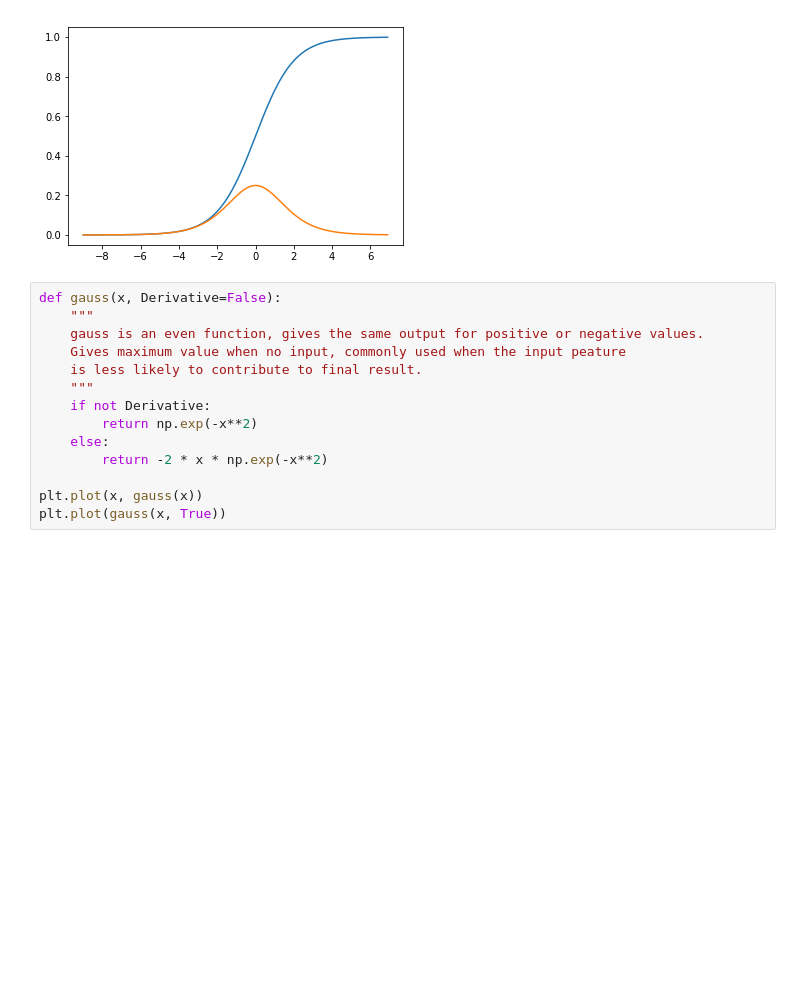
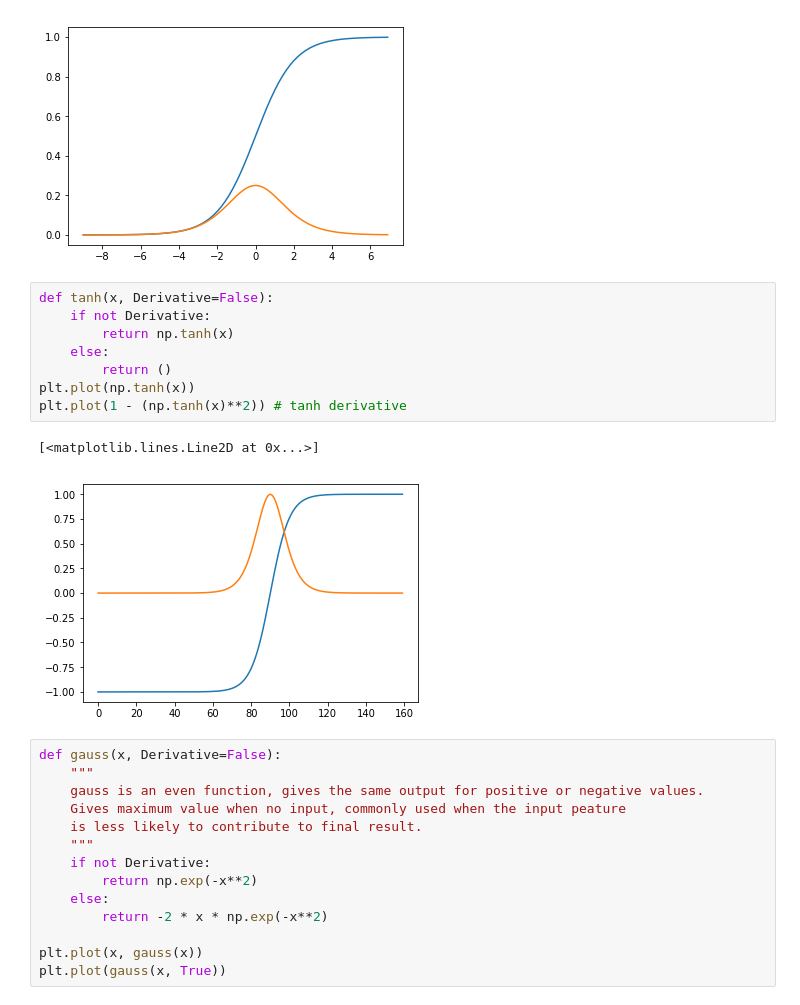
Before and after one commit to ecelis/ai6notebook, a Jupyter notebook: Excercises/Simple Transfer Functions.ipynb, the cells around one changed output. Cells and saved outputs as stored; diff of their text form; blank space fills up the shorter version.

Commit message:
Add tanh to TFs

```diff
--- a/Excercises/Simple Transfer Functions.ipynb
+++ b/Excercises/Simple Transfer Functions.ipynb
@@ -47,6 +47,17 @@ plt.plot(x,sigmoid(x, True))
 # %% [output]
 [<matplotlib.lines.Line2D at 0x...>]
 [figure]
+# %%
+def tanh(x, Derivative=False):
+    if not Derivative:
+        return np.tanh(x)
+    else:
+        return ()
+plt.plot(np.tanh(x))
+plt.plot(1 - (np.tanh(x)**2)) # tanh derivative
+# %% [output]
+[<matplotlib.lines.Line2D at 0x...>]
+[figure, added]
 # %%
 def gauss(x, Derivative=False):
     """
```
